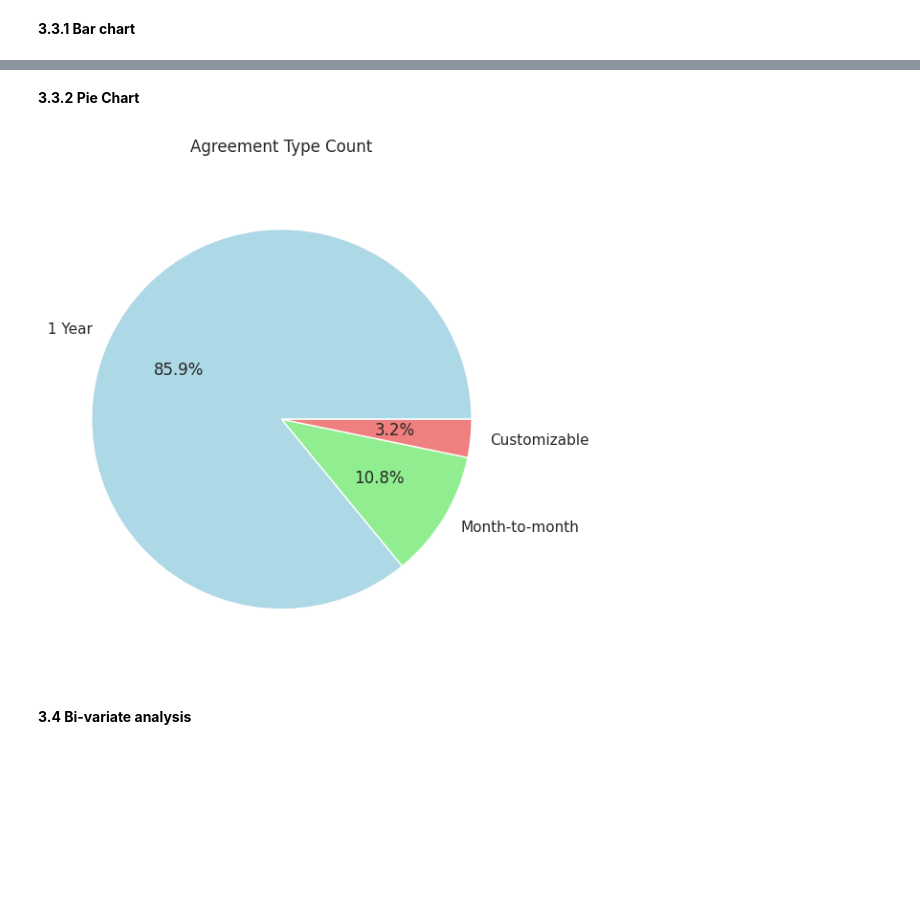
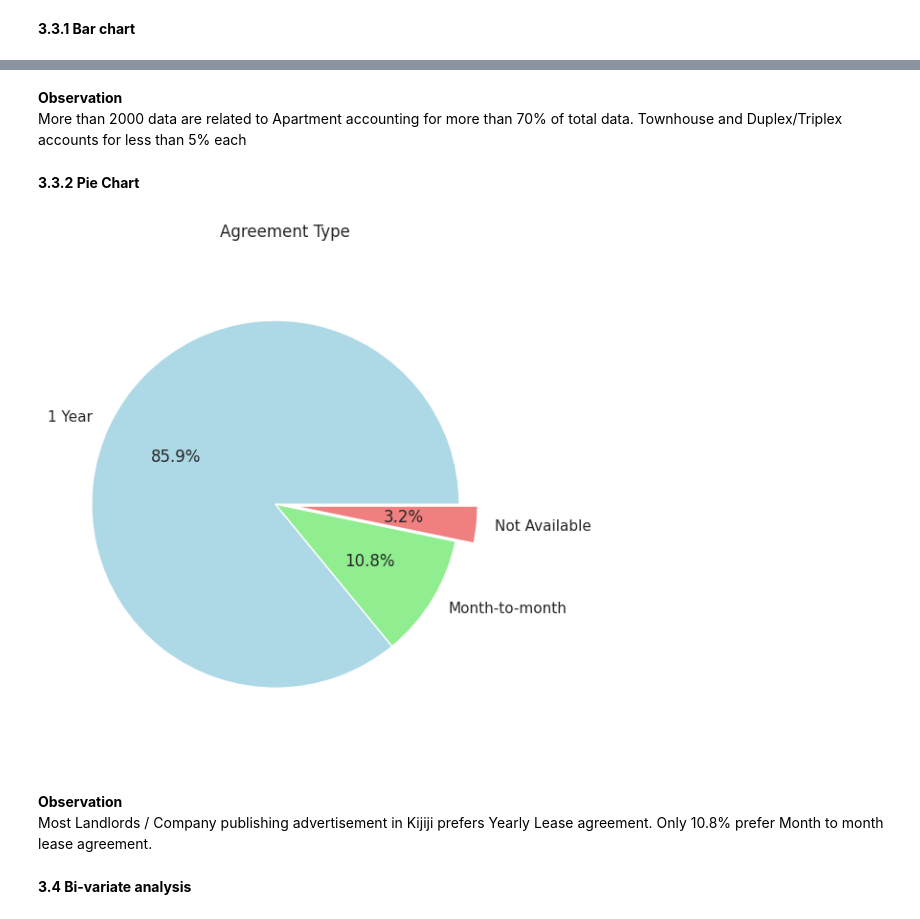
Before and after one commit to umeshkhatiwada13/Machine_learning_nootbooks, a Jupyter notebook: Kijiji_appartment_analysis_v1.ipynb, the cells around one changed output, grey strips where cells are left out. Cells and saved outputs as stored; diff of their text form; code cells hidden in the pictures; blank space fills up the shorter version.

```diff
--- a/Kijiji_appartment_analysis_v1.ipynb
+++ b/Kijiji_appartment_analysis_v1.ipynb
@@ -188,5 +225,3 @@ df['Utilities'] = df['Utilities'].astype(int)
 df['Utilities'].unique()
 # %% [output]
 array([2, 1, 3])
-# %%
-df['Agreement Type'] = df['Agreement Type'].replace('Not Available', 'Customizable')
@@ -221,0 +228,9 @@ df.head()
+# %%
+df['Size (sqft)'] = imputer.fit_transform(df[['Size (sqft)']])
+df['Size (sqft)'] = df['Size (sqft)'].astype(float)
+# %%
+# Calculate the mean excluding zeros
+mean_visitor_counter = df[df['Visit Counter'] > 0]['Visit Counter'].mean()
+
+# Replace zeros with the calculated mean for Log transformation
+df['Visit Counter'] = df['Visit Counter'].replace(0, mean_visitor_counter)
@@ -256,7 +267,7 @@ print(count_utilities_in_description)
 0
 # %%
 # Filling 'Utilities' column where 'Description' contains 'utilities included' and 'Utilities' column is null
-df.loc[df['Description'].str.contains('utilities included', case=False) & df['Utilities'].isna(), 'Utilities'] = 'Hydro_Yes,Heat_Yes,Water_Yes'
+# df.loc[df['Description'].str.contains('utilities included', case=False) & df['Utilities'].isna(), 'Utilities'] = 'Hydro_Yes,Heat_Yes,Water_Yes'
 # %%
 # Filter the DataFrame, dropping rows with NaN values in the 'Description' column
 filtered_df = df.dropna(subset=['Description'])
@@ -477,25 +498,31 @@ plt.show()
+# %% [markdown]
+**Observation** <br>
+More than 2000 data are related to Apartment accounting for more than 70% of total data. Townhouse and Duplex/Triplex accounts for less than 5% each
 # %% [markdown]
 **3.3.2 Pie Chart**
 # %%
-# Selecting a different column for the pie chart (e.g., 'Building Type')
 column_name = 'Agreement Type'
-
 # Counting the occurrences of each unique value in the selected column
 column_count = df[column_name].value_counts()
+explode = (0, 0, 0.1)
 
 # Plotting the pie chart
 plt.figure(figsize=(6, 6))
 
-# Define colors for the pie chart
+# color defination
 colors = ['lightblue', 'lightgreen', 'lightcoral', 'orange', 'yellow']
 
-plt.pie(column_count, labels=column_count.index, colors=colors, autopct='%1.1f%%')
-plt.title(f'{column_name} Count')
-plt.axis('equal')  # Equal aspect ratio ensures that pie is drawn as a circle
+plt.pie(column_count, labels=column_count.index, colors=colors,
+        autopct='%1.1f%%', explode = explode)
+plt.title(f'{column_name}')
+plt.axis('equal')
 plt.tight_layout()
 plt.show()
 # %% [output]
-[figure, old version]
+[figure, new version]
+# %% [markdown]
+**Observation** <br>
+Most Landlords / Company publishing advertisement in Kijiji prefers Yearly Lease agreement. Only 10.8% prefer Month to month lease agreement.
 # %% [markdown]
 **3.4 Bi-variate analysis**
 # %% [markdown]
```
Also changed, not shown: parts of 135 cells of this notebook.
